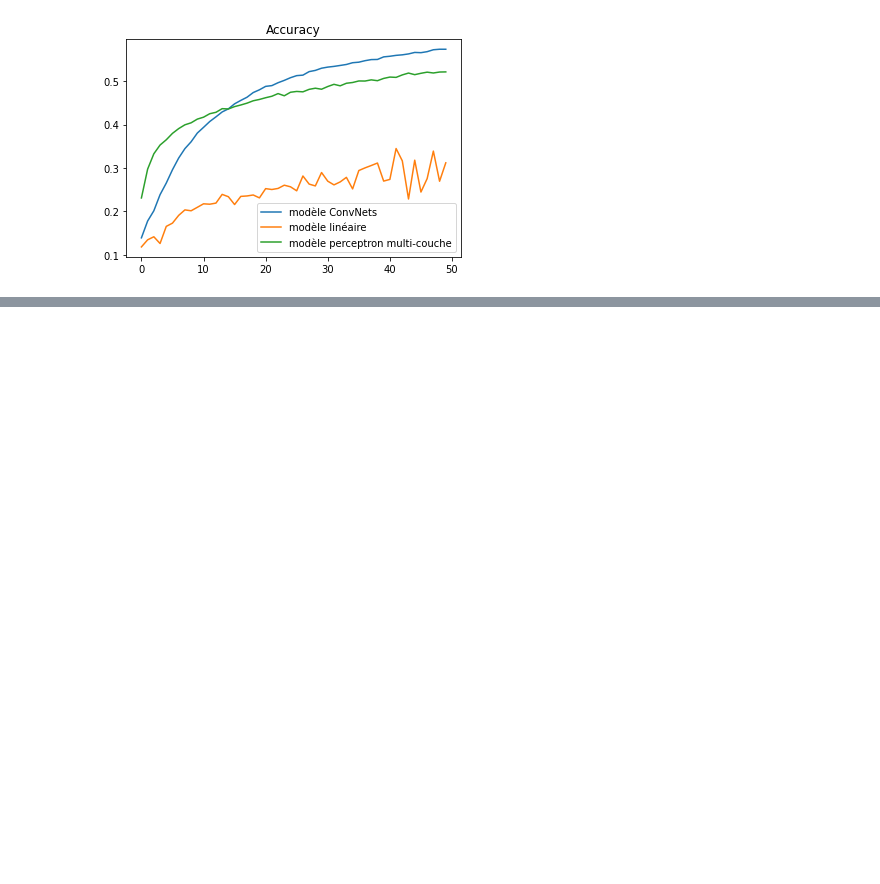
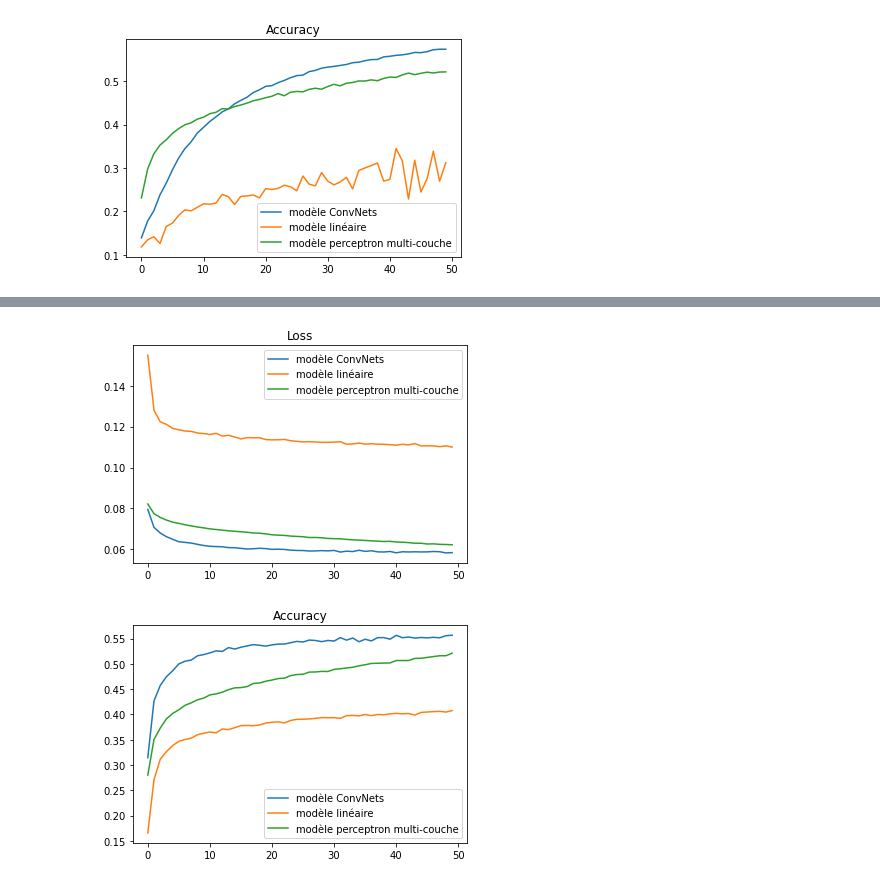
Before and after one commit to norayda/ProjetDeepLearning, a Jupyter notebook: ProjetDeepLearning.ipynb, the cells around one changed output, grey strips where cells are left out. Cells and saved outputs as stored; diff of their text form; code cells hidden in the pictures; blank space fills up the shorter version.

```diff
--- a/ProjetDeepLearning.ipynb
+++ b/ProjetDeepLearning.ipynb
@@ -224,0 +251,5 @@ plot_all_logs(all_logs5)
+# %%
+plot_all_logs(all_logs6)
+# %% [output]
+[figure, added]
+[figure, added]
```
Also changed, not shown: parts of 5 cells of this notebook.
